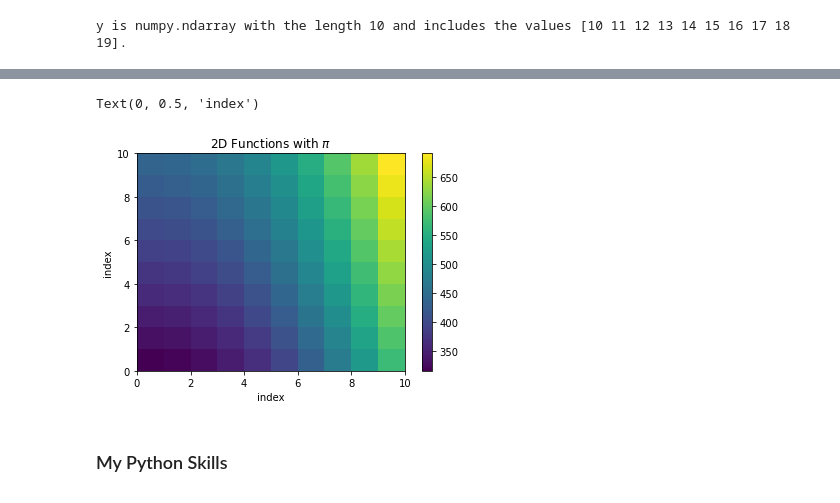
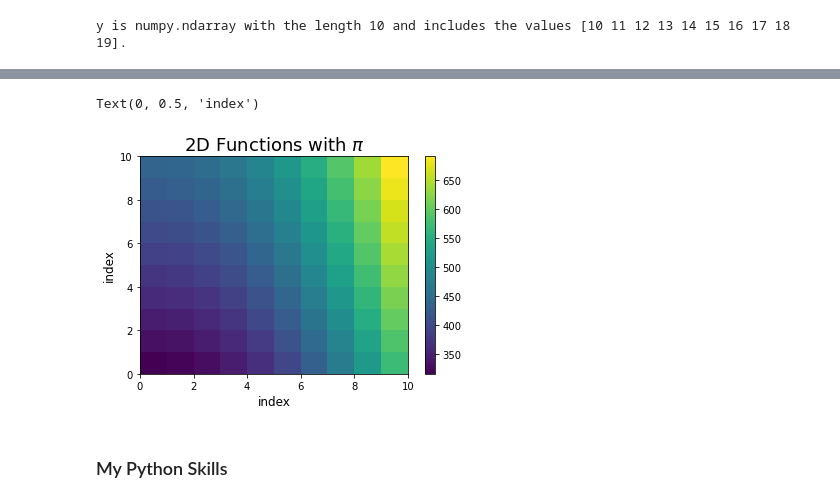
Before and after one commit to UW-ESS-DS/MLGeo_2022_koepflma, a Jupyter notebook: HW1/NB30092022.ipynb, the cells around one changed output, grey strips where cells are left out. Drawn from its saved outputs; the diff is of its cells as text; code cells hidden in the pictures.

Commit message:
fontsize

```diff
--- a/HW1/NB30092022.ipynb
+++ b/HW1/NB30092022.ipynb
@@ -96,14 +96,14 @@ def multidim(xx, yy, pi):
 # %%
 # plot the new function
 pmc = plt.pcolormesh(multidim(xx, yy, P))
 plt.colorbar(pmc)
-plt.title('2D Functions with $\pi$') # Title of the plot
-plt.xlabel('index') # Label of the x-axis
-plt.ylabel('index') # Label of the y-axis
+plt.title('2D Functions with $\pi$', fontsize=18) # Title of the plot
+plt.xlabel('index', fontsize=12) # Label of the x-axis
+plt.ylabel('index', fontsize=12) # Label of the y-axis
 #plt.savefig('2Dfigure.png', dpi=80) # save figure, string is the name and dpi the resolution
 # %% [output]
 Text(0, 0.5, 'index')
-[figure, old version]
+[figure, new version]
 # %% [markdown]
 ### My Python Skills
 # %% [markdown]
```
Also changed, not shown: parts of 1 cell of this notebook.
